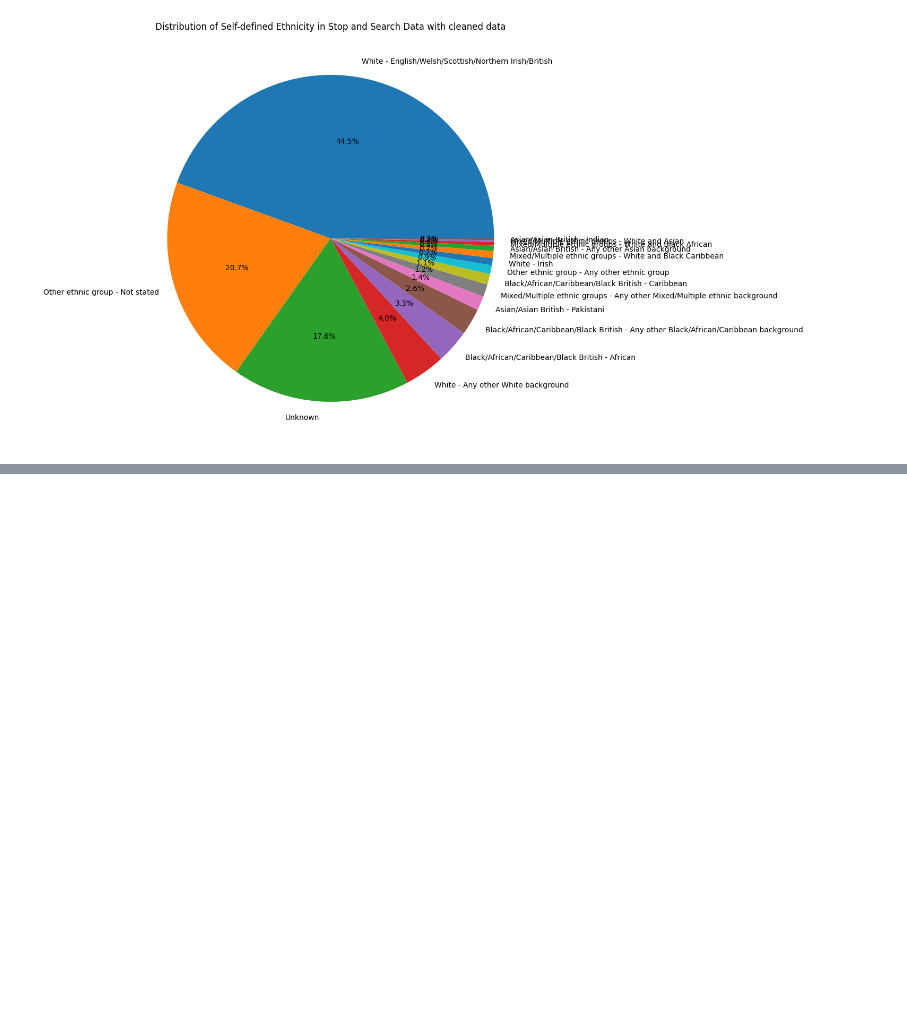
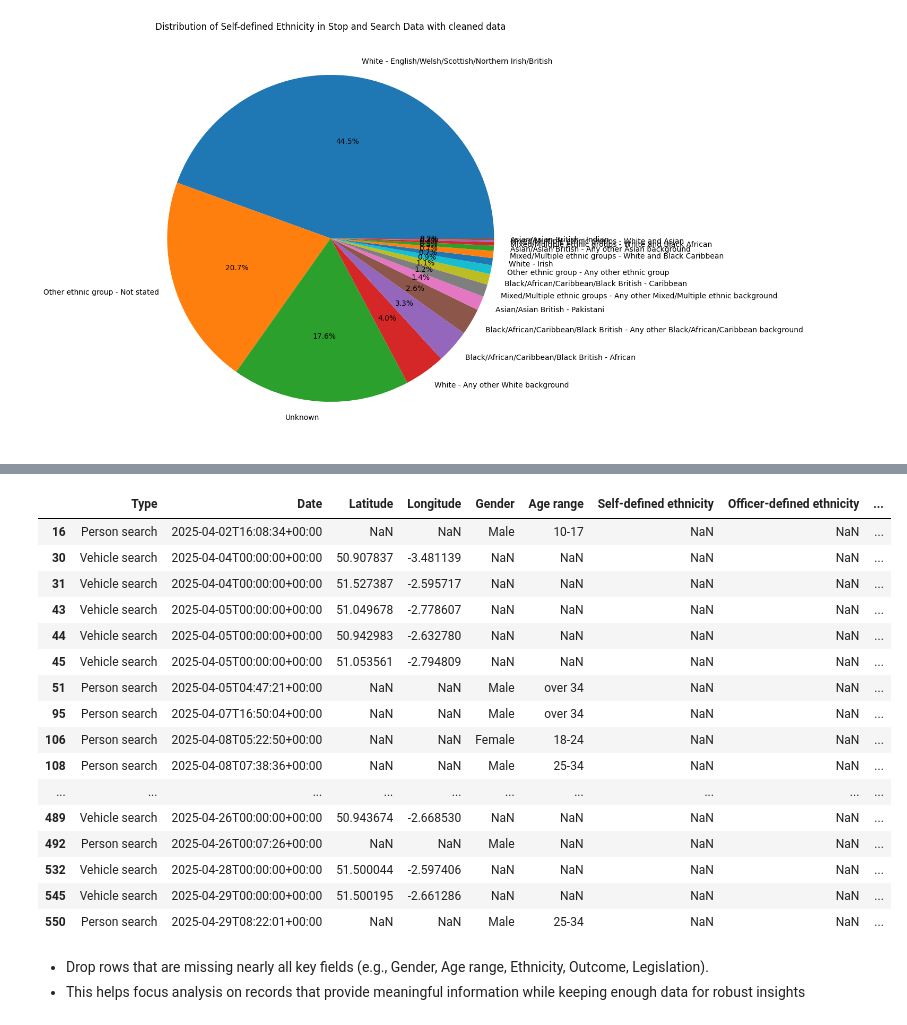
Before and after one commit to ilwad123/Crime-police-PowerBI-SQL, a Jupyter notebook: stop_search_data_cleaning.ipynb, the cells around one changed output, grey strips where cells are left out. Saved outputs shown, nothing was run; the diff lists cells and outputs as text; code cells hidden in the pictures; blank space fills up the shorter version.

```diff
--- a/stop_search_data_cleaning.ipynb
+++ b/stop_search_data_cleaning.ipynb
@@ -107,0 +130,30 @@ This will be excluded in further data analysis when saying findings !
+# %%
+#drop columns 'Part of a policing operation and Policing operation'2024-03-avon-and-somerset-stop-and-search.csv
+df = df.drop(columns=['Part of a policing operation', 'Policing operation'])
+# %%
+# Detect rows with more than 10 missing values
+mostly_empty_rows = df[df.isnull().sum(axis=1) > 5]
+
+# Display them as a table
+mostly_empty_rows
+# %% [output]
+|  | Type | Date | Latitude | Longitude | Gender | Age range | Self-defined ethnicity | Officer-defined ethnicity | ... |
+| 16 | Person search | 2025-04-02T16:08:34+00:00 | NaN | NaN | Male | 10-17 | NaN | NaN | ... |
+| 30 | Vehicle search | 2025-04-04T00:00:00+00:00 | 50.907837 | -3.481139 | NaN | NaN | NaN | NaN | ... |
+| 31 | Vehicle search | 2025-04-04T00:00:00+00:00 | 51.527387 | -2.595717 | NaN | NaN | NaN | NaN | ... |
+| 43 | Vehicle search | 2025-04-05T00:00:00+00:00 | 51.049678 | -2.778607 | NaN | NaN | NaN | NaN | ... |
+| 44 | Vehicle search | 2025-04-05T00:00:00+00:00 | 50.942983 | -2.632780 | NaN | NaN | NaN | NaN | ... |
+| 45 | Vehicle search | 2025-04-05T00:00:00+00:00 | 51.053561 | -2.794809 | NaN | NaN | NaN | NaN | ... |
+| 51 | Person search | 2025-04-05T04:47:21+00:00 | NaN | NaN | Male | over 34 | NaN | NaN | ... |
+| 95 | Person search | 2025-04-07T16:50:04+00:00 | NaN | NaN | Male | over 34 | NaN | NaN | ... |
+| 106 | Person search | 2025-04-08T05:22:50+00:00 | NaN | NaN | Female | 18-24 | NaN | NaN | ... |
+| 108 | Person search | 2025-04-08T07:38:36+00:00 | NaN | NaN | Male | 25-34 | NaN | NaN | ... |
+| ... | ... | ... | ... | ... | ... | ... | ... | ... | ... |
+| 489 | Vehicle search | 2025-04-26T00:00:00+00:00 | 50.943674 | -2.668530 | NaN | NaN | NaN | NaN | ... |
+| 492 | Person search | 2025-04-26T00:07:26+00:00 | NaN | NaN | Male | NaN | NaN | NaN | ... |
+| 532 | Vehicle search | 2025-04-28T00:00:00+00:00 | 51.500044 | -2.597406 | NaN | NaN | NaN | NaN | ... |
+| 545 | Vehicle search | 2025-04-29T00:00:00+00:00 | 51.500195 | -2.661286 | NaN | NaN | NaN | NaN | ... |
+| 550 | Person search | 2025-04-29T08:22:01+00:00 | NaN | NaN | Male | 25-34 | NaN | NaN | ... |
+# %% [markdown]
+- Drop rows that are missing nearly all key fields (e.g., Gender, Age range, Ethnicity, Outcome, Legislation).
+- This helps focus analysis on records that provide meaningful information while keeping enough data for robust insights
```
Also changed, not shown: parts of 2 cells of this notebook.
